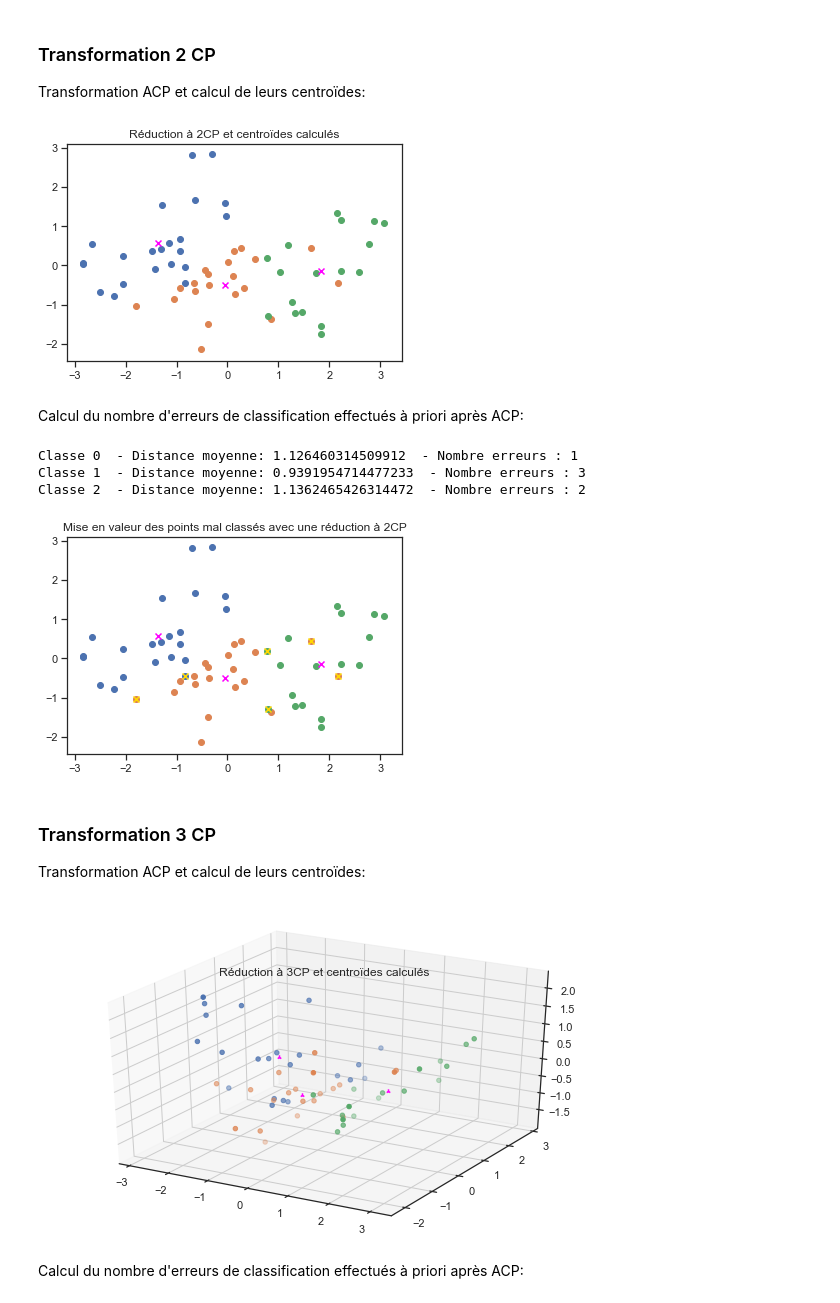
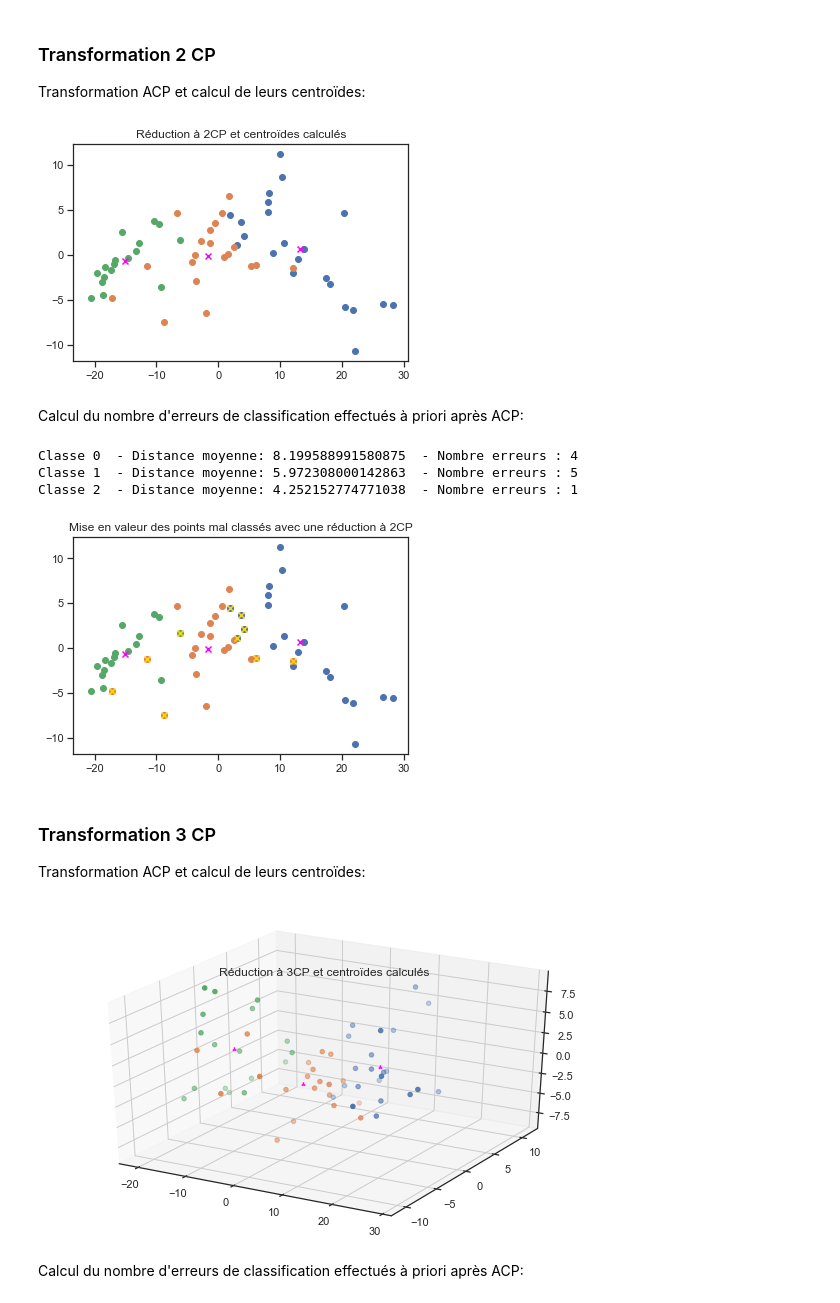
Before and after one commit to ggs22/IFT870-TP1, a Jupyter notebook: tp1.ipynb, the cells around one changed output. Cells and saved outputs as stored; diff of their text form; code cells hidden in the pictures.

```diff
--- a/tp1.ipynb
+++ b/tp1.ipynb
@@ -21,10 +21,10 @@ warnings.filterwarnings('ignore')
 data = pd.read_csv("TP1_data.csv", index_col=0)
 X = data.drop("classe", 1)
 y = data.classe.copy()
-scaler = StandardScaler()
-scaler.fit(X)
-X = pd.DataFrame(scaler.transform(X))
-X.index = data.index
+# scaler = StandardScaler()
+# scaler.fit(X)
+# X = pd.DataFrame(scaler.transform(X))
+# X.index = data.index
 
 df = pd.concat([X, y], axis=1)
 # %% [markdown]
@@ -90,7 +90,7 @@ for y_i in y.unique():
     plt.title('Réduction à 2CP et centroïdes calculés')
 pca_2CP = pca_2CP_fit.transform(X)
 # %% [output]
-[figure, old version]
+[figure, new version]
 # %% [markdown]
 Calcul du nombre d'erreurs de classification effectués à priori après ACP:
 # %%
@@ -121,33 +121,33 @@ for y_i in y.unique():
     for p in misclassified.get(y_i):
         plt.scatter(p[0], p[1], marker='x', c='gold')
 # %% [output]
-Classe 0  - Distance moyenne: 1.126460314509912  - Nombre erreurs : 1
-Classe 1  - Distance moyenne: 0.9391954714477233  - Nombre erreurs : 3
-Classe 2  - Distance moyenne: 1.1362465426314472  - Nombre erreurs : 2
+Classe 0  - Distance moyenne: 8.199588991580875  - Nombre erreurs : 4
+Classe 1  - Distance moyenne: 5.972308000142863  - Nombre erreurs : 5
+Classe 2  - Distance moyenne: 4.252152774771038  - Nombre erreurs : 1
-[figure, old version]
+[figure, new version]
 # %% [markdown]
 ### Transformation 3 CP
 Transformation ACP et calcul de leurs centroïdes:
 # %%
-pca_3CP = PCA(n_components=3).fit(X)
+pca_3CP_fit = PCA(n_components=3).fit(X)
 pca_3CP_c = []
 centroids_3CP = {}
 transformed_3CP_c = {}
 
 fig = plt.figure(figsize=(10,6))
 ax = plt.axes(projection='3d')
 
 for y_i in y.unique():
     transformed_3CP_c[y_i] = pca_3CP.transform(df.loc[df['classe'] == y_i].drop('classe', 1))
     centroids_3CP[y_i] = transformed_3CP_c[y_i].mean(axis=0)
     pca_3CP_c.extend(transformed_3CP_c[y_i])
     ax.scatter(transformed_3CP_c.get(y_i)[:,0], transformed_3CP_c.get(y_i)[:,1], transformed_3CP_c.get(y_i)[:,2])
     ax.scatter(centroids_3CP[y_i][0], centroids_3CP[y_i][1], centroids_3CP[y_i][2], marker='2', c='fuchsia')
     ax.set_title('Réduction à 3CP et centroïdes calculés')
 
 pca_3CP = pca_3CP.transform(X)
 # %% [output]
-[figure, old version]
+[figure, new version]
 # %% [markdown]
 Calcul du nombre d'erreurs de classification effectués à priori après ACP:
 # %%
```
Also changed, not shown: parts of 16 cells of this notebook.
